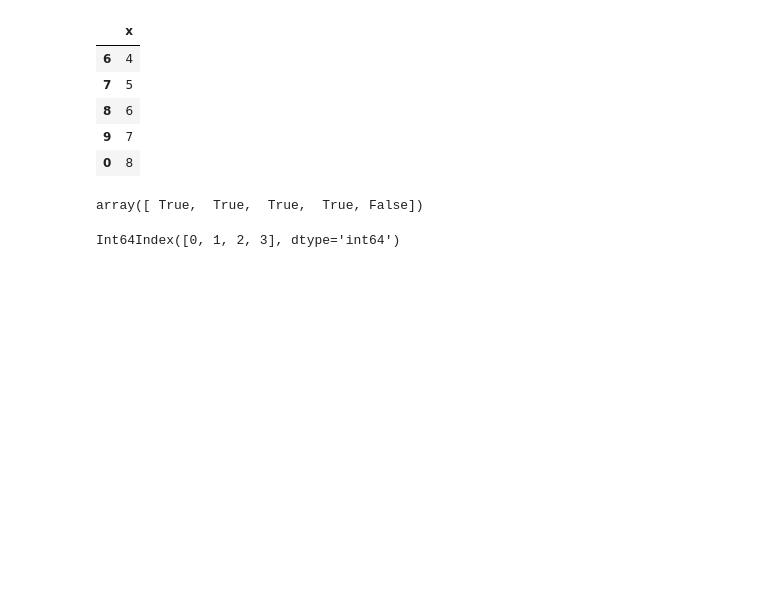
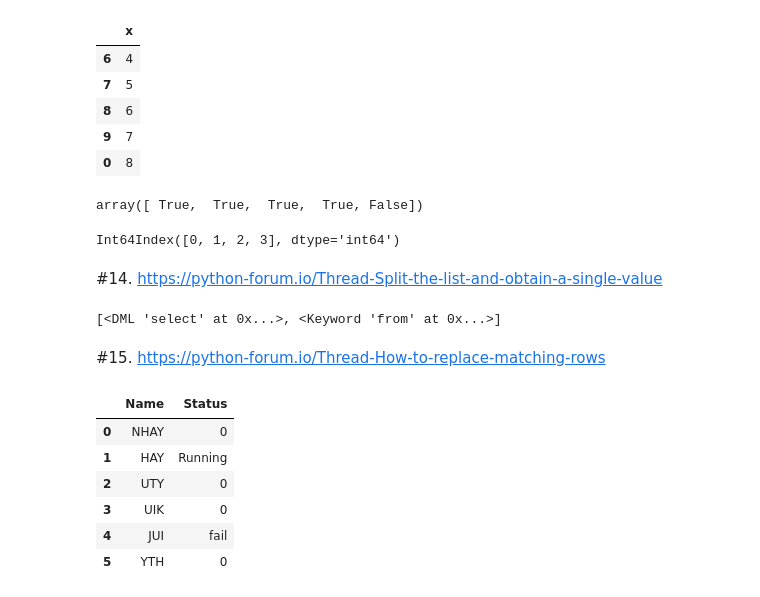
Before and after one commit to scidam/forums, a Jupyter notebook: mainpy/JUL_2019.ipynb, the cells around one changed output. Saved outputs shown, nothing was run; the diff lists cells and outputs as text; code cells hidden in the pictures; blank space fills up the shorter version.

```diff
--- a/mainpy/JUL_2019.ipynb
+++ b/mainpy/JUL_2019.ipynb
@@ -342,3 +342,30 @@ cond = (df.index>2)
 df.reset_index()[cond].index
 # %% [output]
 Int64Index([0, 1, 2, 3], dtype='int64')
+# %% [markdown]
+#14. https://python-forum.io/Thread-Split-the-list-and-obtain-a-single-value
+# %%
+import sqlparse
+from sqlparse.tokens import Token  # look at source of tokens.py
+raw = 'select * from foo; select * from bar;'
+parsed = sqlparse.parse(raw)
+list(filter(lambda x: x.ttype in [Token.Keyword, Token.Keyword.DML], parsed[0].tokens))
+# %% [output]
+[<DML 'select' at 0x...>, <Keyword 'from' at 0x...>]
+# %% [markdown]
+#15. https://python-forum.io/Thread-How-to-replace-matching-rows
+# %%
+import pandas as pd
+
+df=pd.DataFrame({'Name':['NHAY', 'HAY','UTY','UIK', 'JUI','YTH'],'Status':['Pass','Running','pass(warning 0)','pass','fail','passed']})
+df.iloc[:, 1][df.iloc[:, 1].str.contains('pass', case=False)] = 0
+# %%
+df
+# %% [output]
+|  | Name | Status |
+| 0 | NHAY | 0 |
+| 1 | HAY | Running |
+| 2 | UTY | 0 |
+| 3 | UIK | 0 |
+| 4 | JUI | fail |
+| 5 | YTH | 0 |
```
